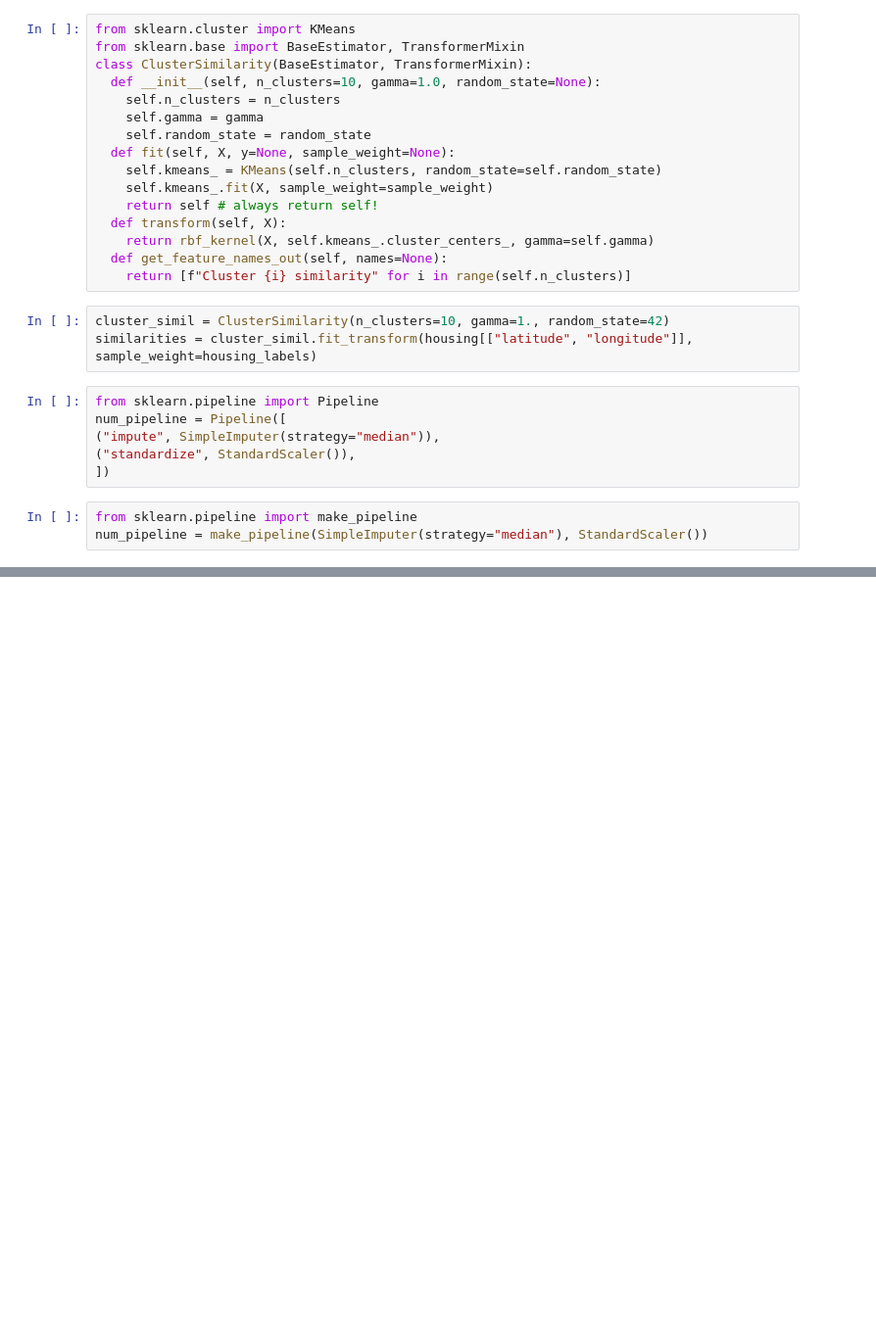
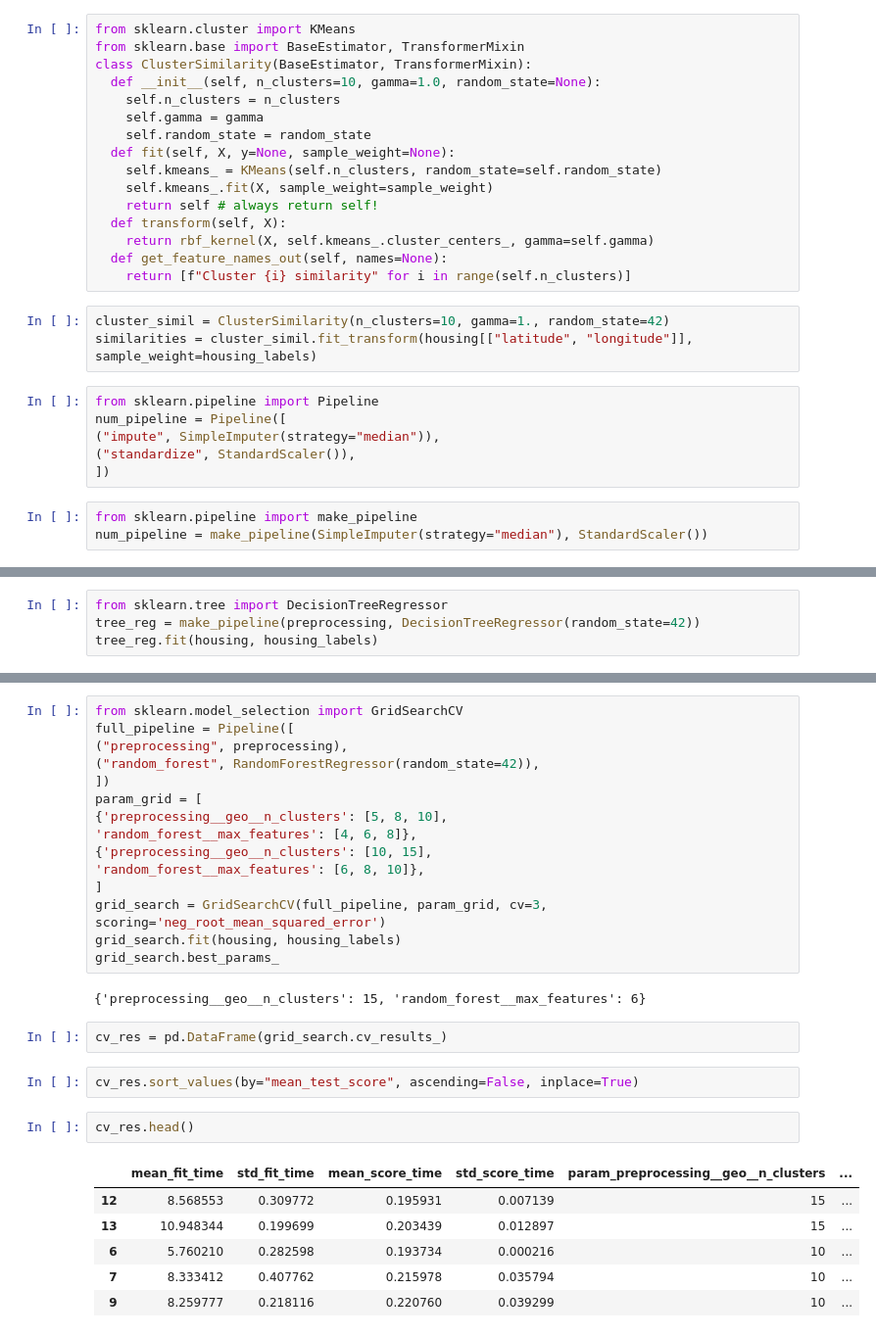
Before and after one commit to Nihil-S-S/HousePrediction, a Jupyter notebook: HousePricePrediction.ipynb, the cells around one changed output, grey strips where cells are left out. Shown at 98% size. Cells and saved outputs as stored; diff of their text form; blank space fills up the shorter version.

```diff
--- a/HousePricePrediction.ipynb
+++ b/HousePricePrediction.ipynb
@@ -347,0 +468,4 @@ num_pipeline = make_pipeline(SimpleImputer(strategy="median"), StandardScaler())
+# %%
+from sklearn.tree import DecisionTreeRegressor
+tree_reg = make_pipeline(preprocessing, DecisionTreeRegressor(random_state=42))
+tree_reg.fit(housing, housing_labels)
@@ -347,0 +537,31 @@ num_pipeline = make_pipeline(SimpleImputer(strategy="median"), StandardScaler())
+# %%
+from sklearn.model_selection import GridSearchCV
+full_pipeline = Pipeline([
+("preprocessing", preprocessing),
+("random_forest", RandomForestRegressor(random_state=42)),
+])
+param_grid = [
+{'preprocessing__geo__n_clusters': [5, 8, 10],
+'random_forest__max_features': [4, 6, 8]},
+{'preprocessing__geo__n_clusters': [10, 15],
+'random_forest__max_features': [6, 8, 10]},
+]
+grid_search = GridSearchCV(full_pipeline, param_grid, cv=3,
+scoring='neg_root_mean_squared_error')
+grid_search.fit(housing, housing_labels)
+grid_search.best_params_
+# %% [output]
+{'preprocessing__geo__n_clusters': 15, 'random_forest__max_features': 6}
+# %%
+cv_res = pd.DataFrame(grid_search.cv_results_)
+# %%
+cv_res.sort_values(by="mean_test_score", ascending=False, inplace=True)
+# %%
+cv_res.head()
+# %% [output]
+|  | mean_fit_time | std_fit_time | mean_score_time | std_score_time | param_preprocessing__geo__n_clusters | ... |
+| 12 | 8.568553 | 0.309772 | 0.195931 | 0.007139 | 15 | ... |
+| 13 | 10.948344 | 0.199699 | 0.203439 | 0.012897 | 15 | ... |
+| 6 | 5.760210 | 0.282598 | 0.193734 | 0.000216 | 10 | ... |
+| 7 | 8.333412 | 0.407762 | 0.215978 | 0.035794 | 10 | ... |
+| 9 | 8.259777 | 0.218116 | 0.220760 | 0.039299 | 10 | ... |
```
Also changed, not shown: parts of 31 cells of this notebook.
